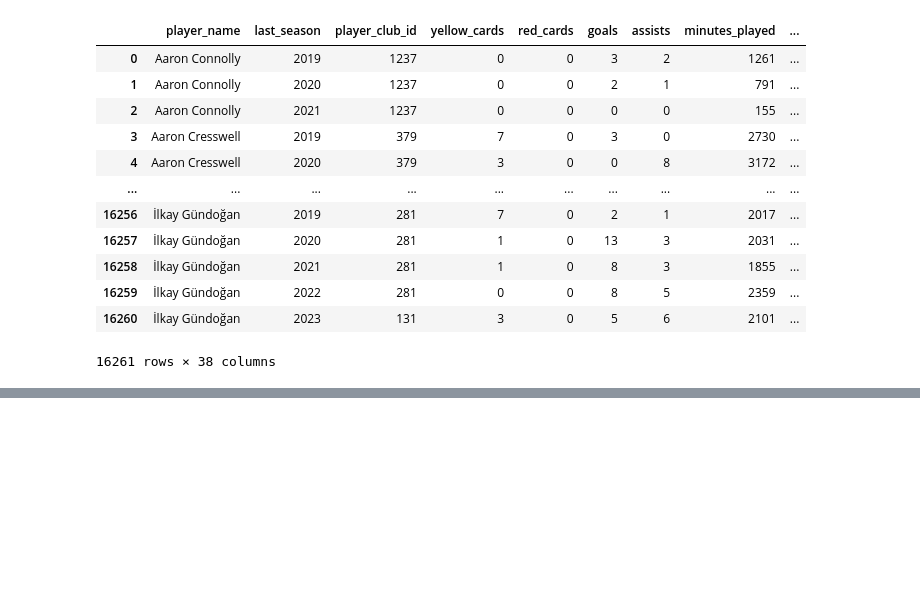
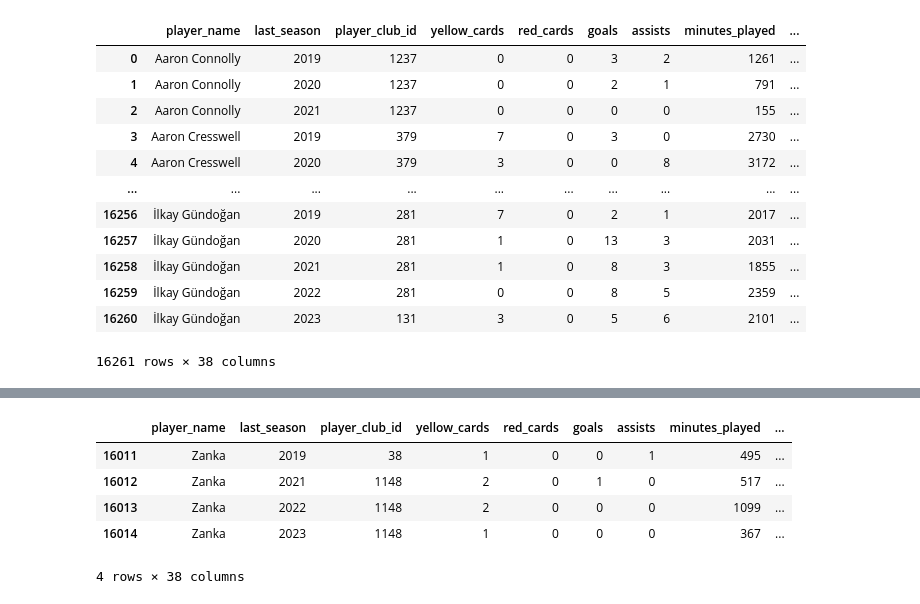
Before and after one commit to wjco/DAStudy-sat, a Jupyter notebook: Tek/football-data-from-transfermarkt/preprocessing-football-data-from-transfermarkt.ipynb, the cells around one changed output, grey strips where cells are left out. Saved outputs shown, nothing was run; the diff lists cells and outputs as text; code cells hidden in the pictures; blank space fills up the shorter version.

Commit message:
Update: 240305 football data app_comp_player_merge 함수, 결측치

```diff
--- a/Tek/football-data-from-transfermarkt/preprocessing-football-data-from-transfermarkt.ipynb
+++ b/Tek/football-data-from-transfermarkt/preprocessing-football-data-from-transfermarkt.ipynb
@@ -591,0 +461,9 @@ apps_copy[(apps_copy["player_name"]=="Borja Mayoral") & (apps_copy["date"]>="202
+# %%
+df_merged[(df_merged.first_name.isnull())&(df_merged.country_of_citizenship=="Denmark")]
+# %% [output]
+|  | player_name | last_season | player_club_id | yellow_cards | red_cards | goals | assists | minutes_played | ... |
+| 16011 | Zanka | 2019 | 38 | 1 | 0 | 0 | 1 | 495 | ... |
+| 16012 | Zanka | 2021 | 1148 | 2 | 0 | 1 | 0 | 517 | ... |
+| 16013 | Zanka | 2022 | 1148 | 2 | 0 | 0 | 0 | 1099 | ... |
+| 16014 | Zanka | 2023 | 1148 | 1 | 0 | 0 | 0 | 367 | ... |
+4 rows × 38 columns
```
Also changed, not shown: parts of 23 cells of this notebook.
